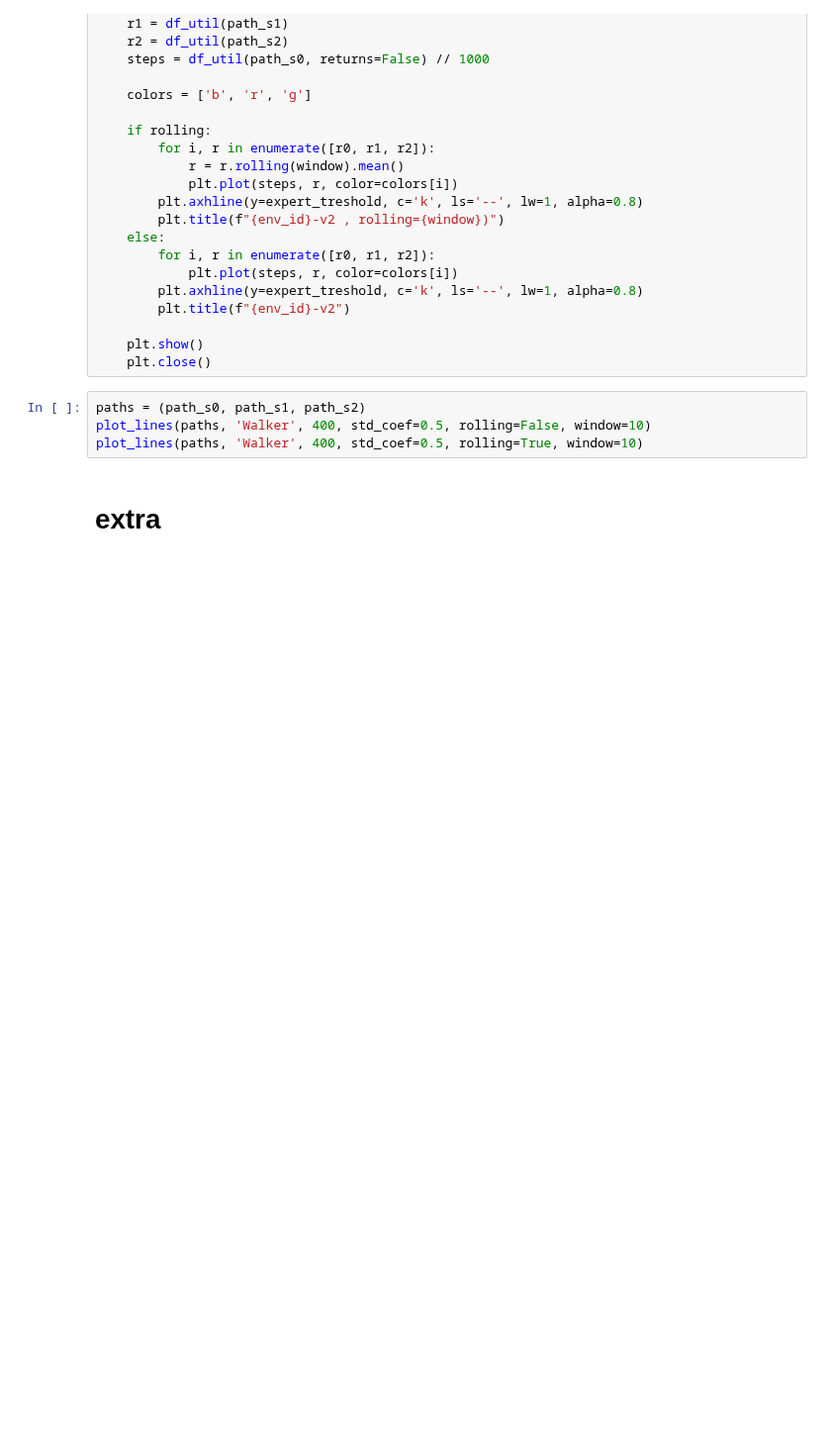
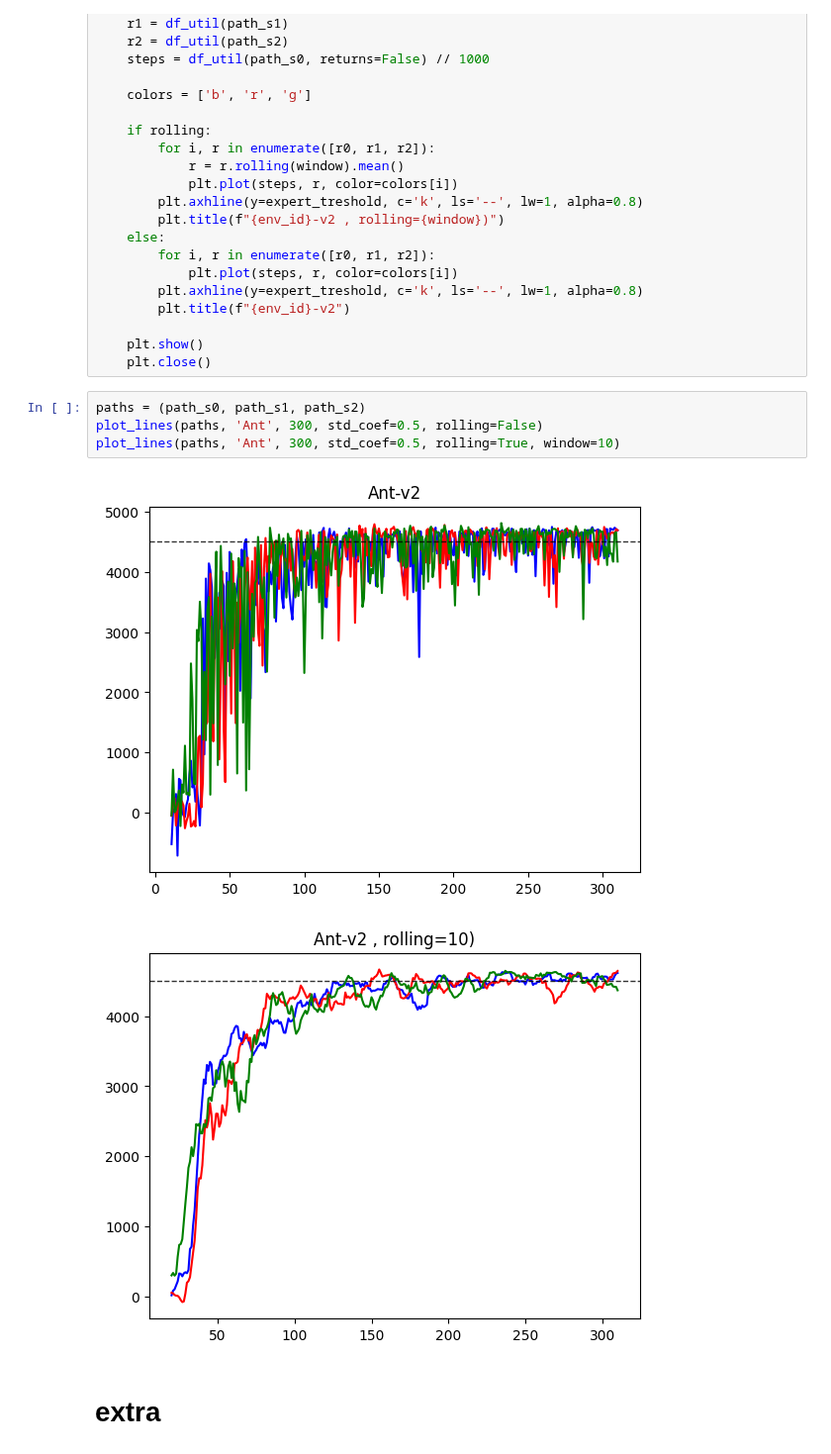
Before and after one commit to adibka/RIZE, a Jupyter notebook: plot.ipynb, the cells around one changed output. Shown at 99% size. Drawn from its saved outputs; the diff is of its cells as text; blank space fills up the shorter version.

```diff
--- a/plot.ipynb
+++ b/plot.ipynb
@@ -468,8 +479,11 @@ def plot_lines(paths,
     plt.close()
 # %%
 paths = (path_s0, path_s1, path_s2)
-plot_lines(paths, 'Walker', 400, std_coef=0.5, rolling=False, window=10)
-plot_lines(paths, 'Walker', 400, std_coef=0.5, rolling=True, window=10)
+plot_lines(paths, 'Ant', 300, std_coef=0.5, rolling=False)
+plot_lines(paths, 'Ant', 300, std_coef=0.5, rolling=True, window=10)
+# %% [output]
+[figure, added]
+[figure, added]
 # %% [markdown]
 # extra
 # %% [markdown]
```
Also changed, not shown: parts of 18 cells of this notebook, 3 other files.
